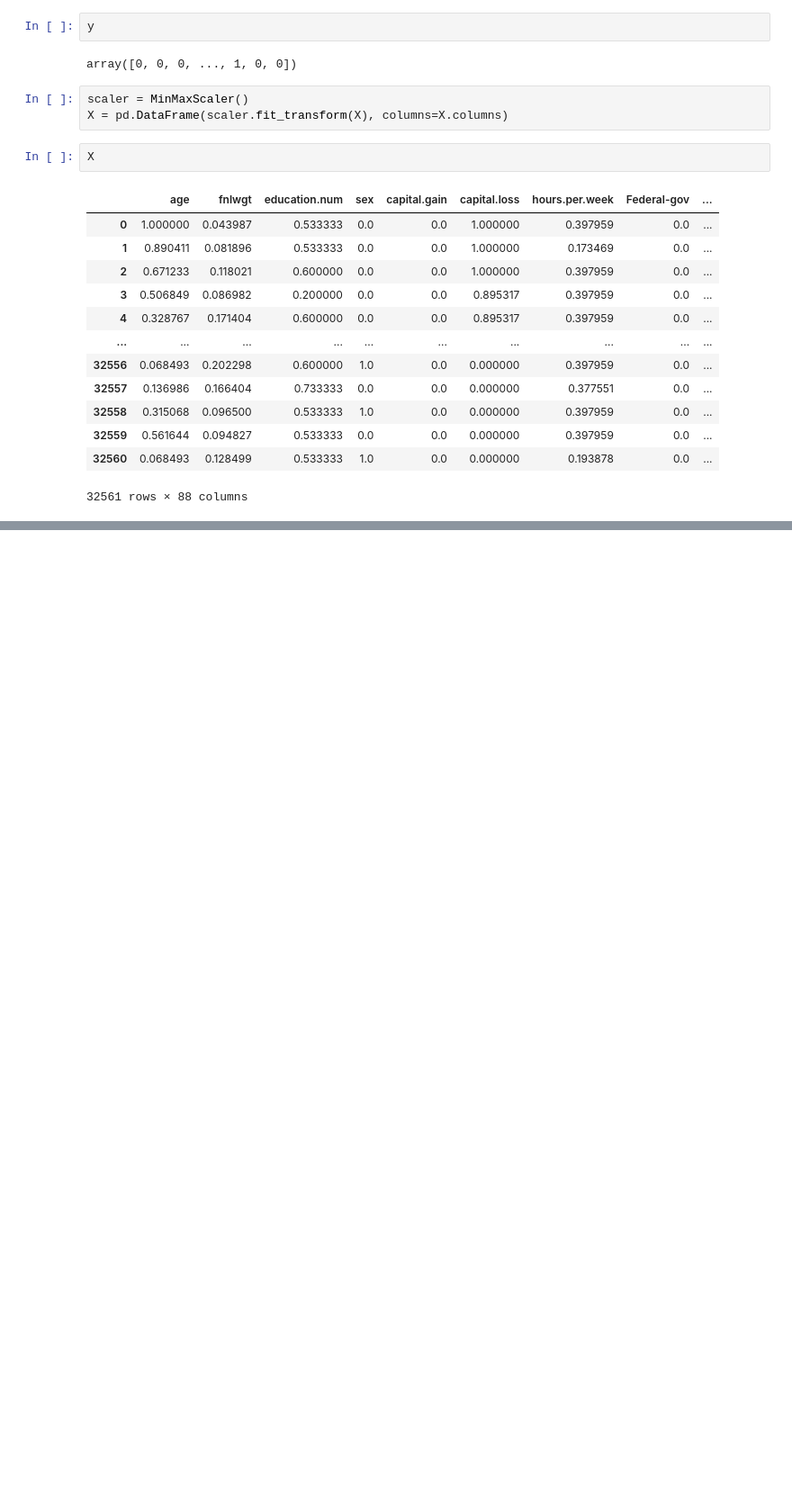
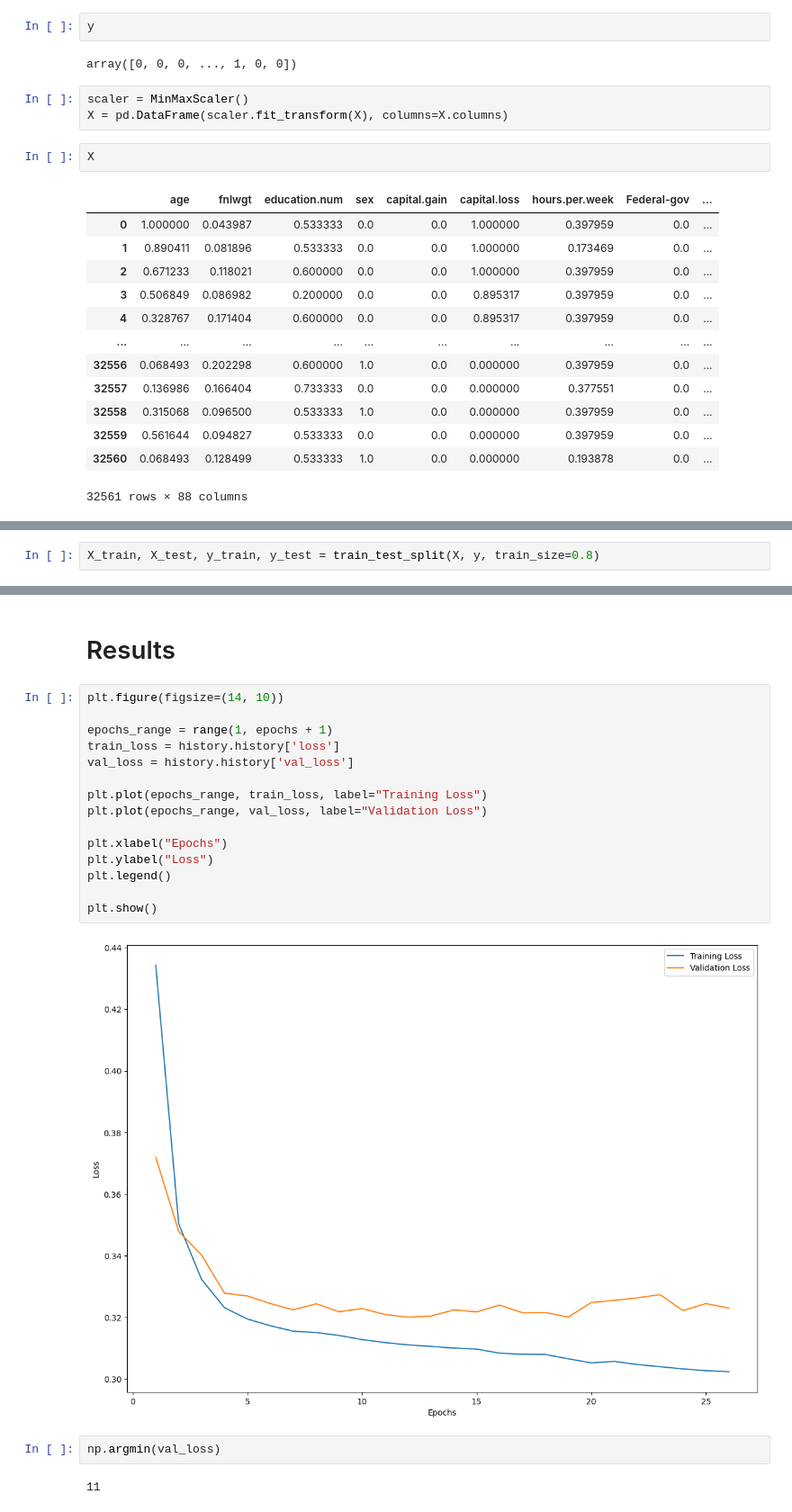
Before and after one commit to Rishiraj-singh7/High-Performance-Income-Prediction, a Jupyter notebook: main.ipynb, the cells around one changed output, grey strips where cells are left out. Shown: that part at 90% size. Drawn from its saved outputs; the diff is of its cells as text; blank space fills up the shorter version.

```diff
--- a/main.ipynb
+++ b/main.ipynb
@@ -215,0 +218,2 @@ X
+# %%
+X_train, X_test, y_train, y_test = train_test_split(X, y, train_size=0.8)
@@ -215,0 +254,23 @@ X
+# %% [markdown]
+# Results
+# %%
+plt.figure(figsize=(14, 10))
+
+epochs_range = range(1, epochs + 1)
+train_loss = history.history['loss']
+val_loss = history.history['val_loss']
+
+plt.plot(epochs_range, train_loss, label="Training Loss")
+plt.plot(epochs_range, val_loss, label="Validation Loss")
+
+plt.xlabel("Epochs")
+plt.ylabel("Loss")
+plt.legend()
+
+plt.show()
+# %% [output]
+[figure, added]
+# %%
+np.argmin(val_loss)
+# %% [output]
+11
```
Also changed, not shown: parts of 5 cells of this notebook.
